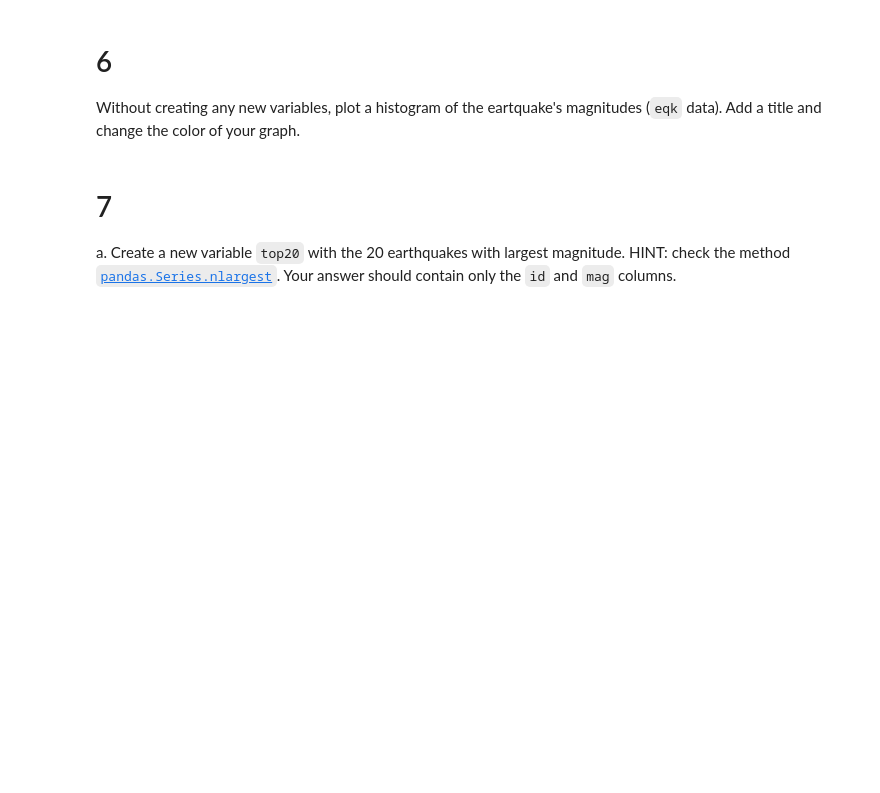
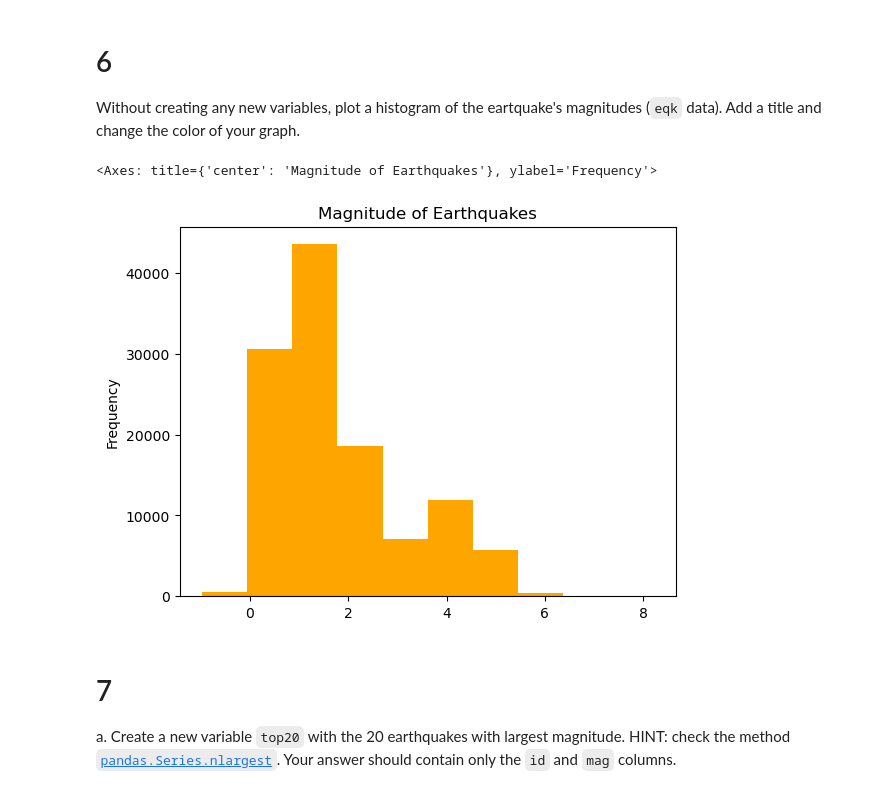
Before and after one commit to Karlavramos/eds220-hwk1, a Jupyter notebook: task3/hwk1-task3-earthquakes.ipynb, the cells around one changed output. Cells and saved outputs as stored; diff of their text form; code cells hidden in the pictures; blank space fills up the shorter version.

```diff
--- a/task3/hwk1-task3-earthquakes.ipynb
+++ b/task3/hwk1-task3-earthquakes.ipynb
@@ -158,3 +129,5 @@ eqk = ...
+# %%
+eqk = raw_eqk[raw_eqk['type'] == 'earthquake'].set_index('id')
 # %%
 # View the dataframe
 eqk
@@ -184,6 +184,11 @@ grader.check("q5")
 
 # 6
 Without creating any new variables, plot a histogram of the eartquake's magnitudes (`eqk` data). Add a title and change the color of your graph.
+# %%
+eqk["mag"].plot.hist(color= 'orange',title= "Magnitude of Earthquakes")
+# %% [output]
+<Axes: title={'center': 'Magnitude of Earthquakes'}, ylabel='Frequency'>
+[figure, added]
 # %% [markdown]
 <!-- END QUESTION -->
 
```
Also changed, not shown: parts of 13 cells of this notebook.
